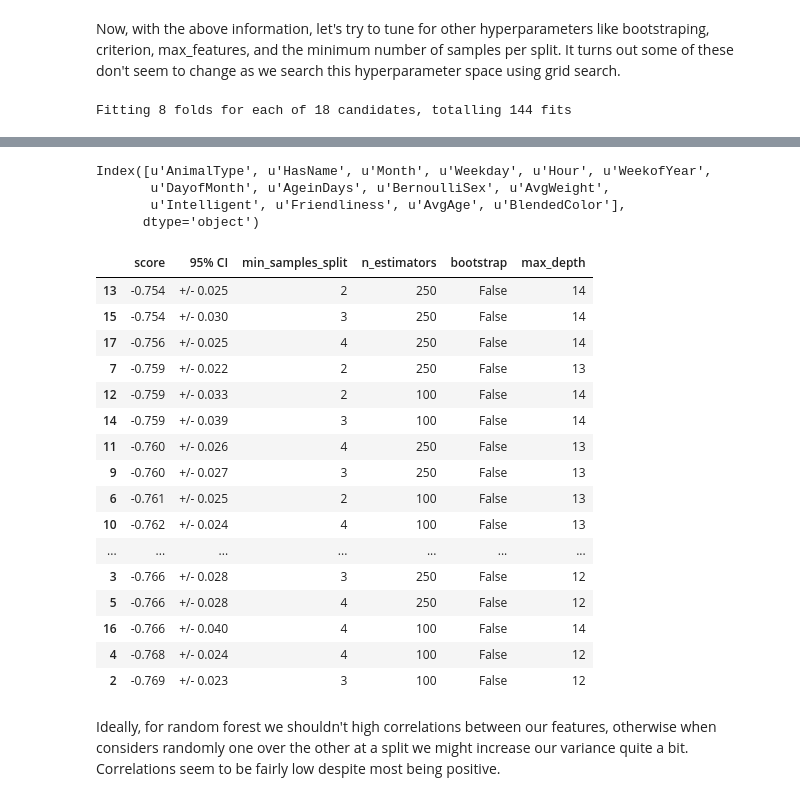
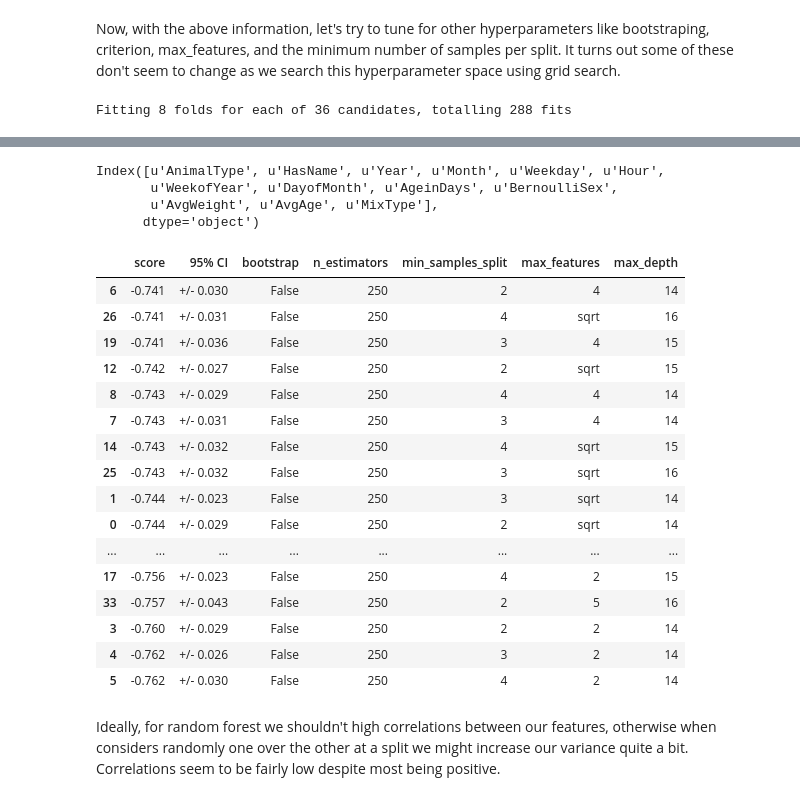
Before and after one commit to mspinelli/animal_shelter, a Jupyter notebook: Classify.ipynb, the cells around one changed output, grey strips where cells are left out. Saved outputs shown, nothing was run; the diff lists cells and outputs as text; code cells hidden in the pictures.

```diff
--- a/Classify.ipynb
+++ b/Classify.ipynb
@@ -45,7 +46,11 @@ ICD.display(animals.head())
 # %%
 animals.rename(columns={'AvgWeight(pounds)': 'AvgWeight', 'SizeScore(1to5)': 'SizeScore'}, inplace=True)
 
-continuous=['AgeinDays', 'AvgWeight', 'AvgAge']
+continuous=[
+    'AgeinDays',
+    'AvgWeight',
+    'AvgAge'
+]
 
 # Ensure order is correct if treated as continuous (value of dictonary). Doing 1-hot doesn't seem to work as
 # well with RF. But order matters a lot here (i.e. LifeStage won't work properly if not set as below -- the
@@ -54,7 +59,7 @@ continuous=['AgeinDays', 'AvgWeight', 'AvgAge']
 discrete = dict(
     AnimalType = None,
     HasName = None,
-#    Year = None,
+    Year = None,
     Month = range(12),
     Weekday = range(7),
     Hour = [0] + range(5, 24),
@@ -64,11 +69,11 @@ discrete = dict(
 #    LifeStage = ["Unknown", "Infant", "Puppy/Kitten", "Young Adult", "Adult", "Senior", "Geriatric"],
     BernoulliSex = ['Intact Male', 'Intact Female', 'Neutered Male', 'Spayed Female'],
 #    SizeScore = range(1, 6),
-    Intelligent = range(2, 6),
-    Friendliness = range(1, 6),
-#    MixType = ['Cross', 'Mix', 'Pure'],
+#    Intelligent = range(2, 6),
+#    Friendliness = range(1, 6),
+    MixType = ['Cross', 'Mix', 'Pure'],
 #    Hair = ['Long', 'Medium', 'Short'],
-    BlendedColor = None,
+#    BlendedColor = None,
 #    ReducedPattern = ['Solid', 'BiColor', 'TriColor', 'Tabby', 'Mertle', 'Point', 'Smoke']
 )
 # %%
@@ -373,11 +378,11 @@ Now, with the above information, let's try to tune for other hyperparameters lik
 X = data.iloc[:, 1:]
 t = data.OutcomeType
 
-param = [{'n_estimators': [100, 250],          # to see if no. trees optimize other parmas differently
-          'max_depth': [12, 13, 14],
-#           'criterion': ['gini', 'entropy'],  # entropy < gini -- In all cases I've seen, so remove
-#           'max_features': ['sqrt', 'log2'],  # log2 ~= sqrt -- ditto
-          'bootstrap': [False],                # True < False -- ditto
+param = [{'n_estimators': [250],             # 100 < 250 -- In all cases seen
+          'max_depth': [14, 15, 16],
+#           'criterion': ['gini', 'entropy'],# entropy < gini -- ditto
+          'max_features': ['sqrt', 2, 4, 5],
+          'bootstrap': [False],              # True < False -- ditto
           'min_samples_split': [2, 3, 4]}]
 
 rf_clf = RandomForestClassifier(random_state=8)
@@ -391,4 +396,4 @@ print X.columns
 
 print_grid_cv_results(clf, X, t)
 # %% [output]
-Fitting 8 folds for each of 18 candidates, totalling 144 fits
+Fitting 8 folds for each of 36 candidates, totalling 288 fits
@@ -396,24 +402,24 @@ Fitting 8 folds for each of 18 candidates, totalling 144 fits
-Index([u'AnimalType', u'HasName', u'Month', u'Weekday', u'Hour', u'WeekofYear',
-       u'DayofMonth', u'AgeinDays', u'BernoulliSex', u'AvgWeight',
-       u'Intelligent', u'Friendliness', u'AvgAge', u'BlendedColor'],
+Index([u'AnimalType', u'HasName', u'Year', u'Month', u'Weekday', u'Hour',
+       u'WeekofYear', u'DayofMonth', u'AgeinDays', u'BernoulliSex',
+       u'AvgWeight', u'AvgAge', u'MixType'],
       dtype='object')
-|  | score | 95% CI | min_samples_split | n_estimators | bootstrap | max_depth |
-| 13 | -0.754 | +/- 0.025 | 2 | 250 | False | 14 |
-| 15 | -0.754 | +/- 0.030 | 3 | 250 | False | 14 |
-| 17 | -0.756 | +/- 0.025 | 4 | 250 | False | 14 |
-| 7 | -0.759 | +/- 0.022 | 2 | 250 | False | 13 |
-| 12 | -0.759 | +/- 0.033 | 2 | 100 | False | 14 |
-| 14 | -0.759 | +/- 0.039 | 3 | 100 | False | 14 |
-| 11 | -0.760 | +/- 0.026 | 4 | 250 | False | 13 |
-| 9 | -0.760 | +/- 0.027 | 3 | 250 | False | 13 |
-| 6 | -0.761 | +/- 0.025 | 2 | 100 | False | 13 |
-| 10 | -0.762 | +/- 0.024 | 4 | 100 | False | 13 |
-| ... | ... | ... | ... | ... | ... | ... |
-| 3 | -0.766 | +/- 0.028 | 3 | 250 | False | 12 |
-| 5 | -0.766 | +/- 0.028 | 4 | 250 | False | 12 |
-| 16 | -0.766 | +/- 0.040 | 4 | 100 | False | 14 |
-| 4 | -0.768 | +/- 0.024 | 4 | 100 | False | 12 |
-| 2 | -0.769 | +/- 0.023 | 3 | 100 | False | 12 |
+|  | score | 95% CI | bootstrap | n_estimators | min_samples_split | max_features | max_depth |
+| 6 | -0.741 | +/- 0.030 | False | 250 | 2 | 4 | 14 |
+| 26 | -0.741 | +/- 0.031 | False | 250 | 4 | sqrt | 16 |
+| 19 | -0.741 | +/- 0.036 | False | 250 | 3 | 4 | 15 |
+| 12 | -0.742 | +/- 0.027 | False | 250 | 2 | sqrt | 15 |
+| 8 | -0.743 | +/- 0.029 | False | 250 | 4 | 4 | 14 |
+| 7 | -0.743 | +/- 0.031 | False | 250 | 3 | 4 | 14 |
+| 14 | -0.743 | +/- 0.032 | False | 250 | 4 | sqrt | 15 |
+| 25 | -0.743 | +/- 0.032 | False | 250 | 3 | sqrt | 16 |
+| 1 | -0.744 | +/- 0.023 | False | 250 | 3 | sqrt | 14 |
+| 0 | -0.744 | +/- 0.029 | False | 250 | 2 | sqrt | 14 |
+| ... | ... | ... | ... | ... | ... | ... | ... |
+| 17 | -0.756 | +/- 0.023 | False | 250 | 4 | 2 | 15 |
+| 33 | -0.757 | +/- 0.043 | False | 250 | 2 | 5 | 16 |
+| 3 | -0.760 | +/- 0.029 | False | 250 | 2 | 2 | 14 |
+| 4 | -0.762 | +/- 0.026 | False | 250 | 3 | 2 | 14 |
+| 5 | -0.762 | +/- 0.030 | False | 250 | 4 | 2 | 14 |
 # %% [markdown]
 Ideally, for random forest we shouldn't high correlations between our features, otherwise when considers randomly one over the other at a split we might increase our variance quite a bit. Correlations seem to be fairly low despite most being positive.
 # %%
```
Also changed, not shown: parts of 10 cells of this notebook.
